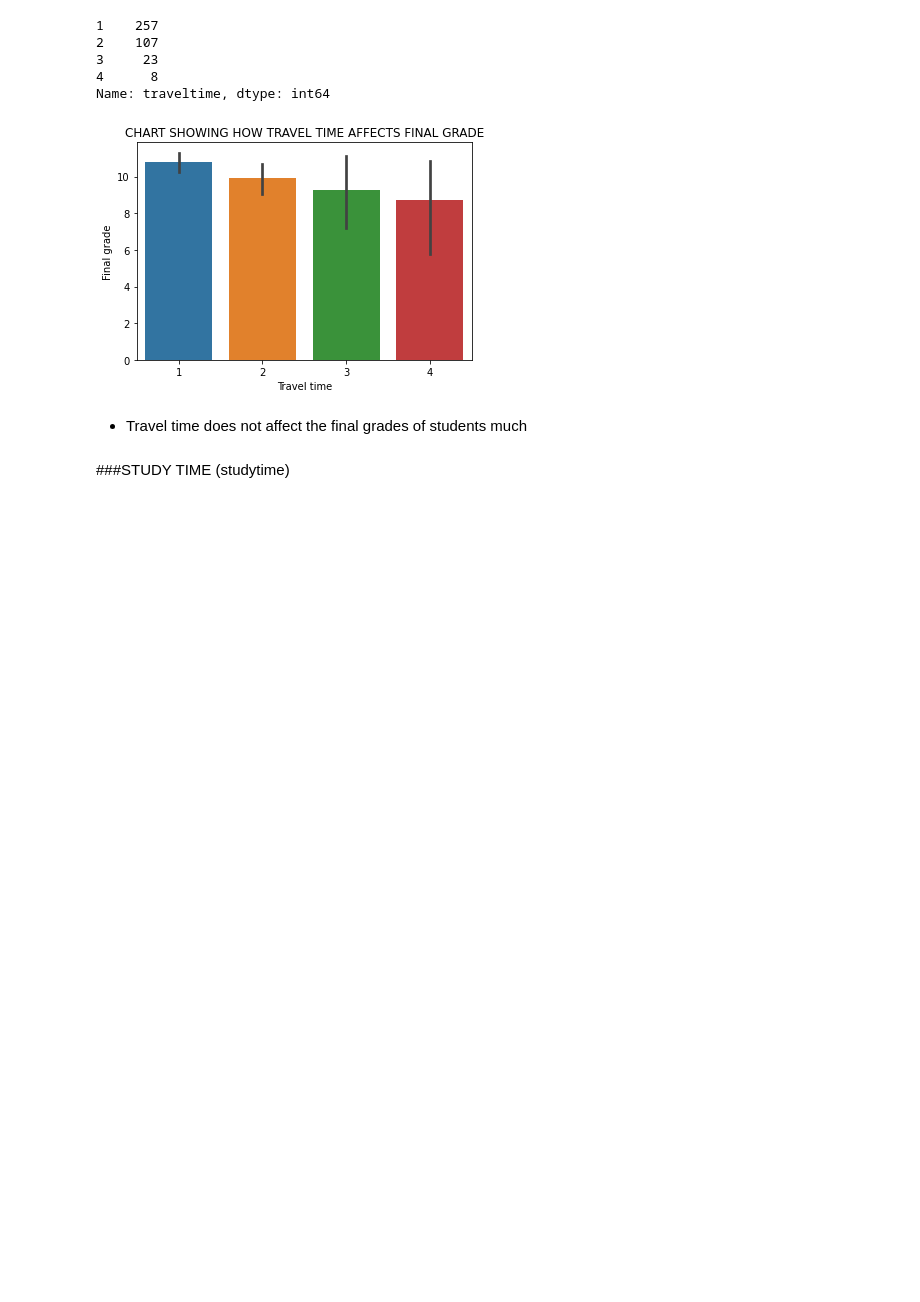
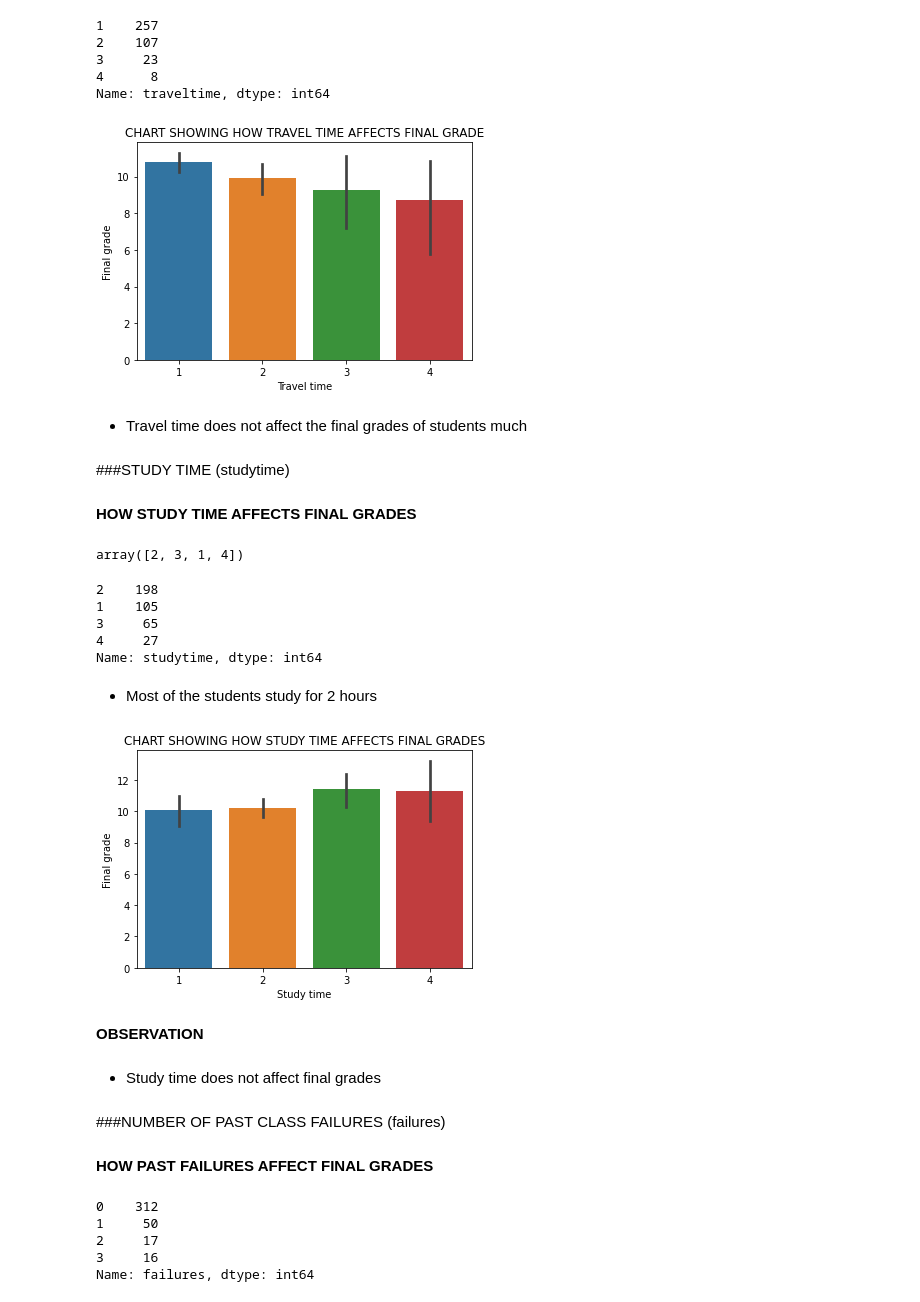
Before and after one commit to devchoplife/Students-grades, a Jupyter notebook: portuguese_students_grade_analysis.ipynb, the cells around one changed output. Cells and saved outputs as stored; diff of their text form; code cells hidden in the pictures; blank space fills up the shorter version.

```diff
--- a/portuguese_students_grade_analysis.ipynb
+++ b/portuguese_students_grade_analysis.ipynb
@@ -536,3 +536,43 @@ plt.show()
 * Travel time does not affect the final grades of students much
 # %% [markdown]
 ###STUDY TIME (studytime)
+# %% [markdown]
+**HOW STUDY TIME AFFECTS FINAL GRADES**
+# %%
+grades['studytime'].unique()
+# %% [output]
+array([2, 3, 1, 4])
+# %%
+grades['studytime'].value_counts()
+# %% [output]
+2    198
+1    105
+3     65
+4     27
+Name: studytime, dtype: int64
+# %% [markdown]
+* Most of the students study for 2 hours
+# %%
+sns.barplot('studytime', 'G3', data = grades)
+plt.title('CHART SHOWING HOW STUDY TIME AFFECTS FINAL GRADES')
+plt.xlabel("Study time")
+plt.ylabel("Final grade")
+plt.show()
+# %% [output]
+[figure, added]
+# %% [markdown]
+**OBSERVATION**
+# %% [markdown]
+* Study time does not affect final grades
+# %% [markdown]
+###NUMBER OF PAST CLASS FAILURES (failures)
+# %% [markdown]
+**HOW PAST FAILURES AFFECT FINAL GRADES**
+# %%
+grades['failures'].value_counts()
+# %% [output]
+0    312
+1     50
+2     17
+3     16
+Name: failures, dtype: int64
```
Also changed, not shown: parts of 11 cells of this notebook.
